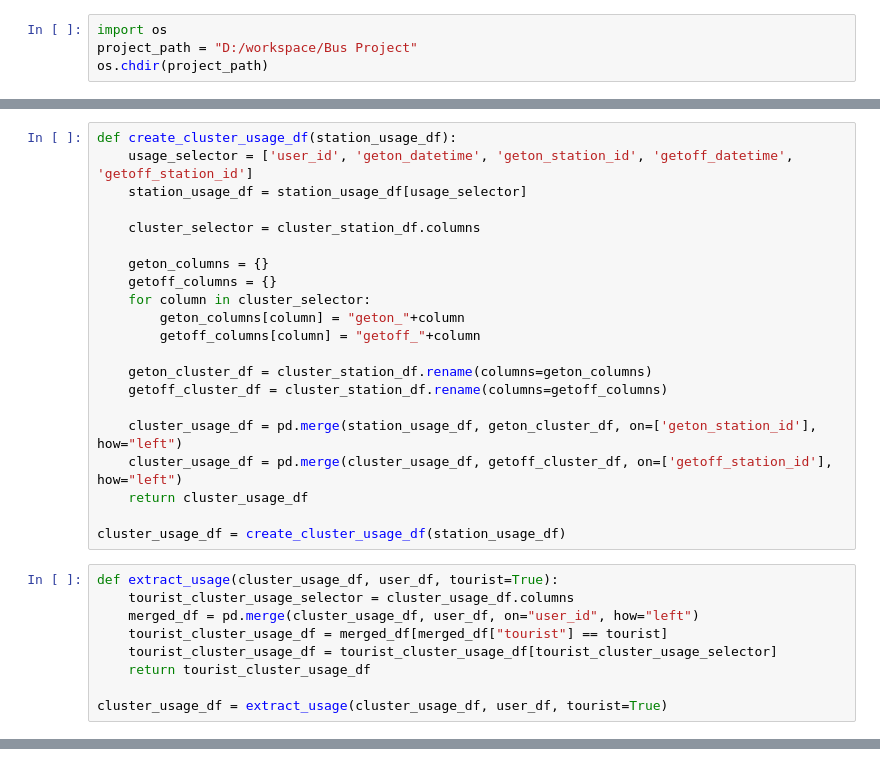
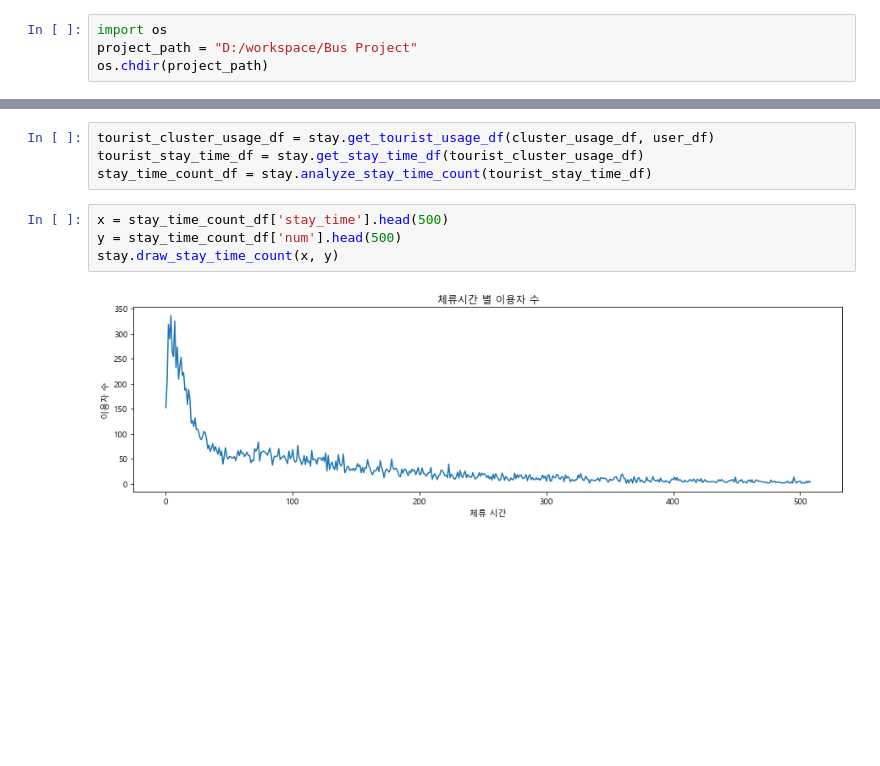
Before and after one commit to hoonisone/2020_jeju-bus-tag_data-analysis, a Jupyter notebook: main/2. 체류시간 분석/1. 군집 별 관광객 체류시간 측정.ipynb, the cells around one changed output, grey strips where cells are left out. Saved outputs shown, nothing was run; the diff lists cells and outputs as text; blank space fills up the shorter version.

Commit message:
implement analyze stay time

```diff
--- a/main/2. 체류시간 분석/1. 군집 별 관광객 체류시간 측정.ipynb
+++ b/main/2. 체류시간 분석/1. 군집 별 관광객 체류시간 측정.ipynb
@@ -36,30 +57,0 @@ cluster_station_df = anz.load_cluster_station_df()
-# %%
-def create_cluster_usage_df(station_usage_df):
-    usage_selector = ['user_id', 'geton_datetime', 'geton_station_id', 'getoff_datetime', 'getoff_station_id']
-    station_usage_df = station_usage_df[usage_selector]
-
-    cluster_selector = cluster_station_df.columns
-
-    geton_columns = {}
-    getoff_columns = {}
-    for column in cluster_selector:
-        geton_columns[column] = "geton_"+column
-        getoff_columns[column] = "getoff_"+column
-
-    geton_cluster_df = cluster_station_df.rename(columns=geton_columns)
-    getoff_cluster_df = cluster_station_df.rename(columns=getoff_columns)
-
-    cluster_usage_df = pd.merge(station_usage_df, geton_cluster_df, on=['geton_station_id'], how="left")
-    cluster_usage_df = pd.merge(cluster_usage_df, getoff_cluster_df, on=['getoff_station_id'], how="left")
-    return cluster_usage_df
-
-cluster_usage_df = create_cluster_usage_df(station_usage_df)
-# %%
-def extract_usage(cluster_usage_df, user_df, tourist=True):
-    tourist_cluster_usage_selector = cluster_usage_df.columns
-    merged_df = pd.merge(cluster_usage_df, user_df, on="user_id", how="left")
-    tourist_cluster_usage_df = merged_df[merged_df["tourist"] == tourist]
-    tourist_cluster_usage_df = tourist_cluster_usage_df[tourist_cluster_usage_selector]
-    return tourist_cluster_usage_df
-
-cluster_usage_df = extract_usage(cluster_usage_df, user_df, tourist=True)
@@ -89,0 +58,10 @@ usage_list[0]
+# %%
+tourist_cluster_usage_df = stay.get_tourist_usage_df(cluster_usage_df, user_df)
+tourist_stay_time_df = stay.get_stay_time_df(tourist_cluster_usage_df)
+stay_time_count_df = stay.analyze_stay_time_count(tourist_stay_time_df)
+# %%
+x = stay_time_count_df['stay_time'].head(500)
+y = stay_time_count_df['num'].head(500)
+stay.draw_stay_time_count(x, y)
+# %% [output]
+[figure, added]
```
Also changed, not shown: parts of 6 cells of this notebook, 1 other file.
